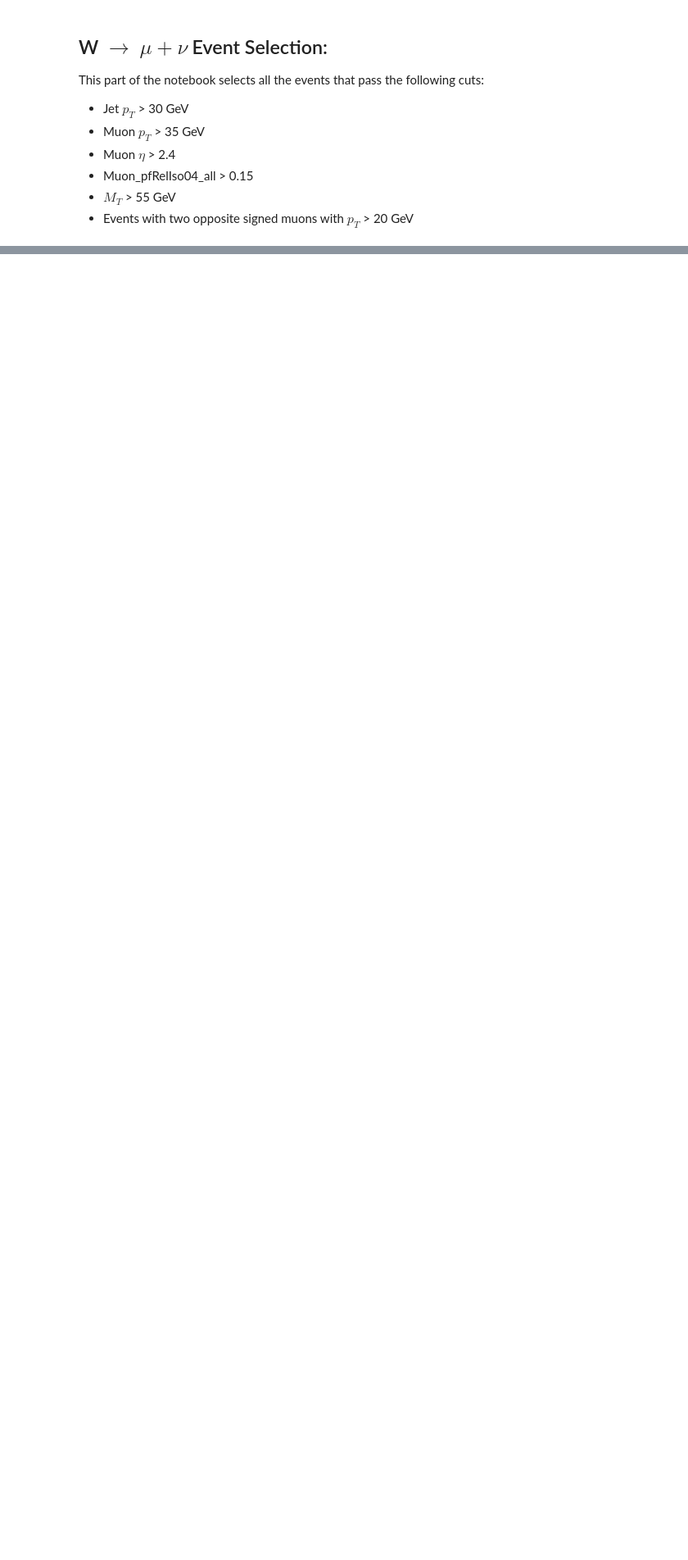
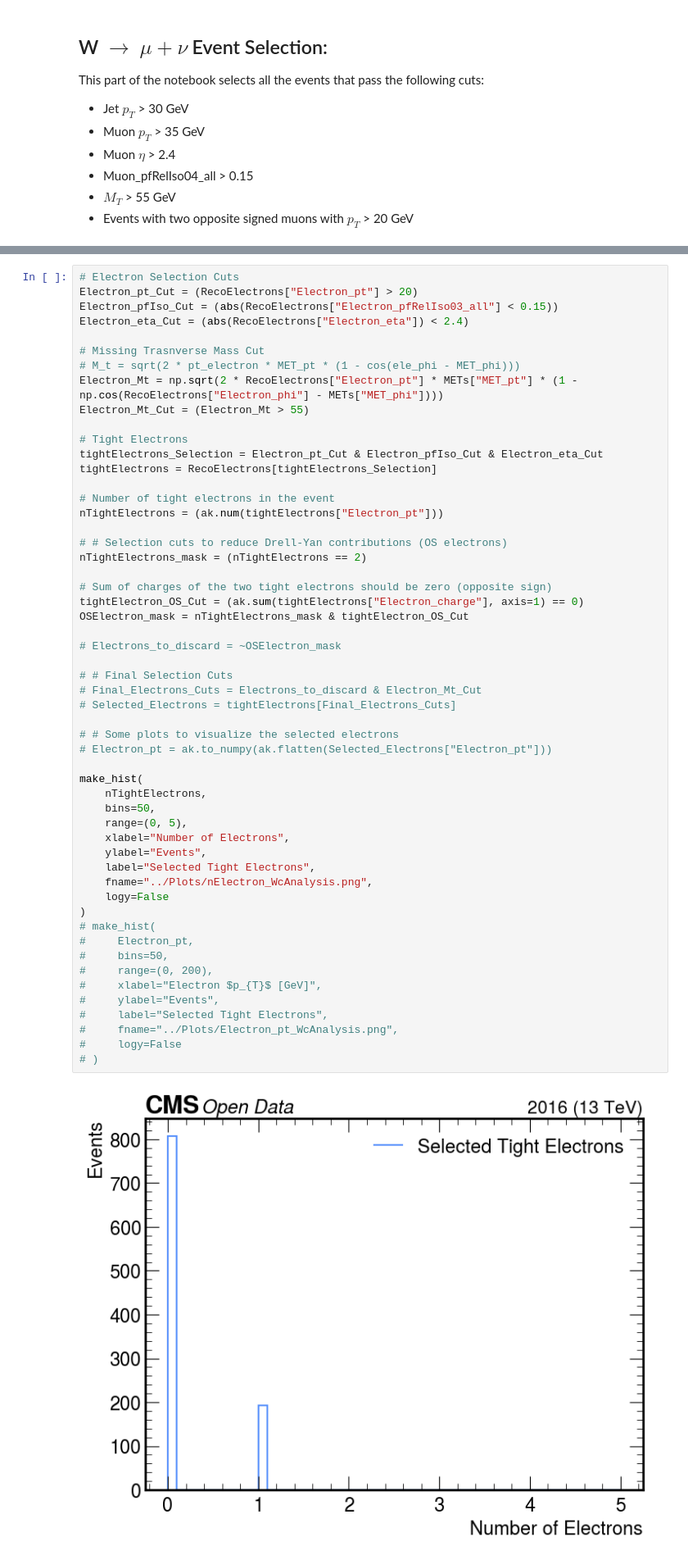
Before and after one commit to xondikoi03/charmTaggingAnalysis, a Jupyter notebook: Notebooks/WcAnalysis.ipynb, the cells around one changed output, grey strips where cells are left out. Shown at 82% size. Cells and saved outputs as stored; diff of their text form; blank space fills up the shorter version.

Commit message:
Added Selection Cuts for WtoENu Events

```diff
--- a/Notebooks/WcAnalysis.ipynb
+++ b/Notebooks/WcAnalysis.ipynb
@@ -195,0 +225,56 @@ make_hist(
+# %%
+# Electron Selection Cuts
+Electron_pt_Cut = (RecoElectrons["Electron_pt"] > 20)
+Electron_pfIso_Cut = (abs(RecoElectrons["Electron_pfRelIso03_all"] < 0.15))
+Electron_eta_Cut = (abs(RecoElectrons["Electron_eta"]) < 2.4)
+
+# Missing Trasnverse Mass Cut
+# M_t = sqrt(2 * pt_electron * MET_pt * (1 - cos(ele_phi - MET_phi)))
+Electron_Mt = np.sqrt(2 * RecoElectrons["Electron_pt"] * METs["MET_pt"] * (1 - np.cos(RecoElectrons["Electron_phi"] - METs["MET_phi"])))
+Electron_Mt_Cut = (Electron_Mt > 55)
+
+# Tight Electrons
+tightElectrons_Selection = Electron_pt_Cut & Electron_pfIso_Cut & Electron_eta_Cut
+tightElectrons = RecoElectrons[tightElectrons_Selection]
+
+# Number of tight electrons in the event
+nTightElectrons = (ak.num(tightElectrons["Electron_pt"]))
+
+# # Selection cuts to reduce Drell-Yan contributions (OS electrons)
+nTightElectrons_mask = (nTightElectrons == 2)
+
+# Sum of charges of the two tight electrons should be zero (opposite sign)
+tightElectron_OS_Cut = (ak.sum(tightElectrons["Electron_charge"], axis=1) == 0)
+OSElectron_mask = nTightElectrons_mask & tightElectron_OS_Cut
+
+# Electrons_to_discard = ~OSElectron_mask
+
+# # Final Selection Cuts
+# Final_Electrons_Cuts = Electrons_to_discard & Electron_Mt_Cut
+# Selected_Electrons = tightElectrons[Final_Electrons_Cuts]
+
+# # Some plots to visualize the selected electrons
+# Electron_pt = ak.to_numpy(ak.flatten(Selected_Electrons["Electron_pt"]))
+
+make_hist(
+    nTightElectrons,
+    bins=50,
+    range=(0, 5),
+    xlabel="Number of Electrons",
+    ylabel="Events",
+    label="Selected Tight Electrons",
+    fname="../Plots/nElectron_WcAnalysis.png",
+    logy=False
+)
+# make_hist(
+#     Electron_pt,
+#     bins=50,
+#     range=(0, 200),
+#     xlabel="Electron $p_{T}$ [GeV]",
+#     ylabel="Events",
+#     label="Selected Tight Electrons",
+#     fname="../Plots/Electron_pt_WcAnalysis.png",
+#     logy=False
+# )
+# %% [output]
+[figure, added]
```
Also changed, not shown: parts of 3 cells of this notebook, 2 other files.
